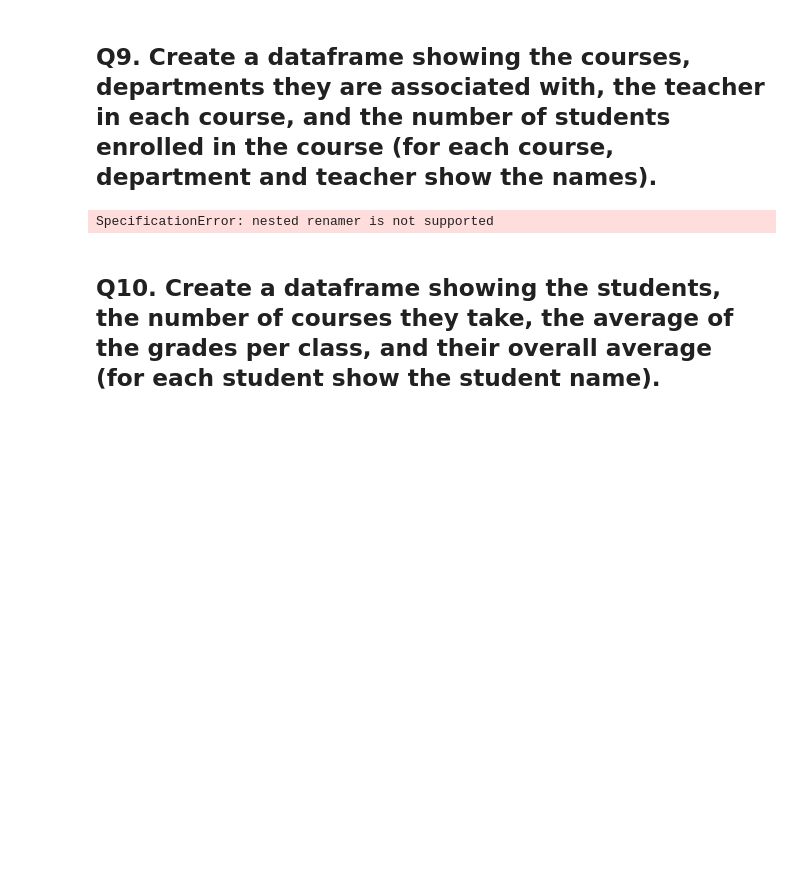
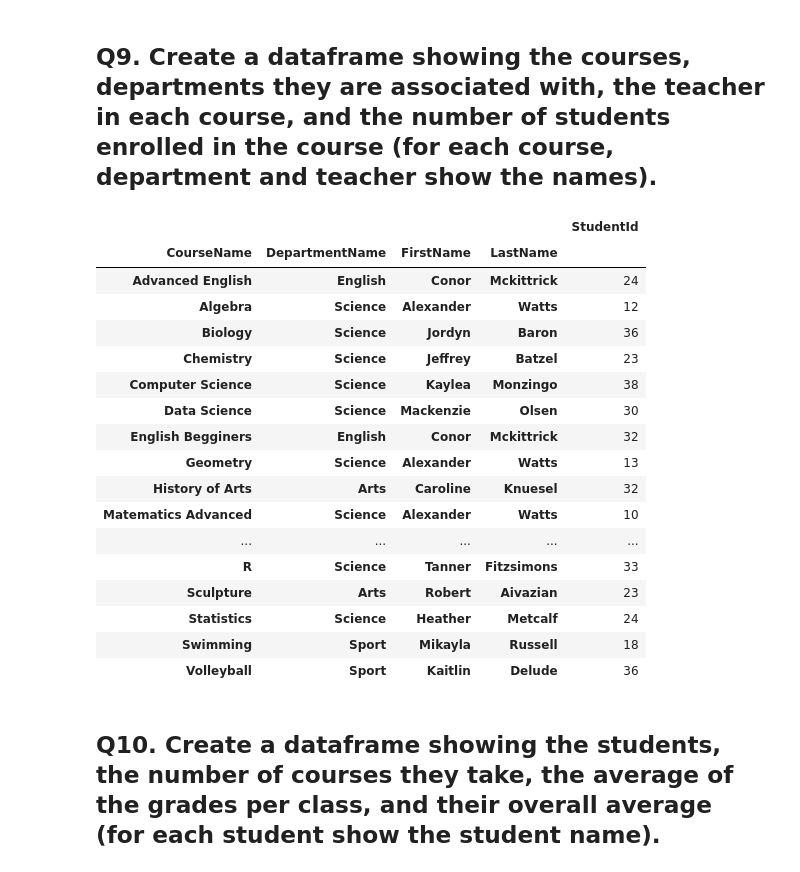
Before and after one commit to adiva5389/DataScience, a Jupyter notebook: python/Python-collegedb-hw.ipynb, the cells around one changed output. Cells and saved outputs as stored; diff of their text form; code cells hidden in the pictures; blank space fills up the shorter version.

```diff
--- a/python/Python-collegedb-hw.ipynb
+++ b/python/Python-collegedb-hw.ipynb
@@ -197,15 +197,31 @@ gb_df8
 # %% [markdown]
 ## Q9. Create a dataframe showing the courses, departments they are associated with, the teacher in each course, and the number of students enrolled in the course (for each course, department and teacher show the names).
 # %%
-courses.rename(columns={'DepartmentID' : 'DepartmentId'}, inplace=True)
 df9 = pd.merge(departments,courses,on='DepartmentId')
 df9 = pd.merge(df9,teachers,on='TeacherId')
 df9 = pd.merge(df9,classrooms,on='CourseId')
-df9
-gb_df9 = df9.groupby(['CourseId','CourseName','DepartmentName','FirstName','LastName']).agg({'studentId':'nunique'})
-#gb_df9
+
+gb_df9 = df9.groupby(['CourseName','DepartmentName','FirstName','LastName']).agg({'StudentId':'nunique'})
+gb_df9
 # %% [output]
-SpecificationError: nested renamer is not supported
+|  |  |  |  | StudentId |
+| CourseName | DepartmentName | FirstName | LastName |  |
+| Advanced English | English | Conor | Mckittrick | 24 |
+| Algebra | Science | Alexander | Watts | 12 |
+| Biology | Science | Jordyn | Baron | 36 |
+| Chemistry | Science | Jeffrey | Batzel | 23 |
+| Computer Science | Science | Kaylea | Monzingo | 38 |
+| Data Science | Science | Mackenzie | Olsen | 30 |
+| English Begginers | English | Conor | Mckittrick | 32 |
+| Geometry | Science | Alexander | Watts | 13 |
+| History of Arts | Arts | Caroline | Knuesel | 32 |
+| Matematics Advanced | Science | Alexander | Watts | 10 |
+| ... | ... | ... | ... | ... |
+| R | Science | Tanner | Fitzsimons | 33 |
+| Sculpture | Arts | Robert | Aivazian | 23 |
+| Statistics | Science | Heather | Metcalf | 24 |
+| Swimming | Sport | Mikayla | Russell | 18 |
+| Volleyball | Sport | Kaitlin | Delude | 36 |
 # %% [markdown]
 ## Q10. Create a dataframe showing the students, the number of courses they take, the average of the grades per class, and their overall average (for each student show the student name).
 # %%
```
Also changed, not shown: parts of 6 cells of this notebook.
